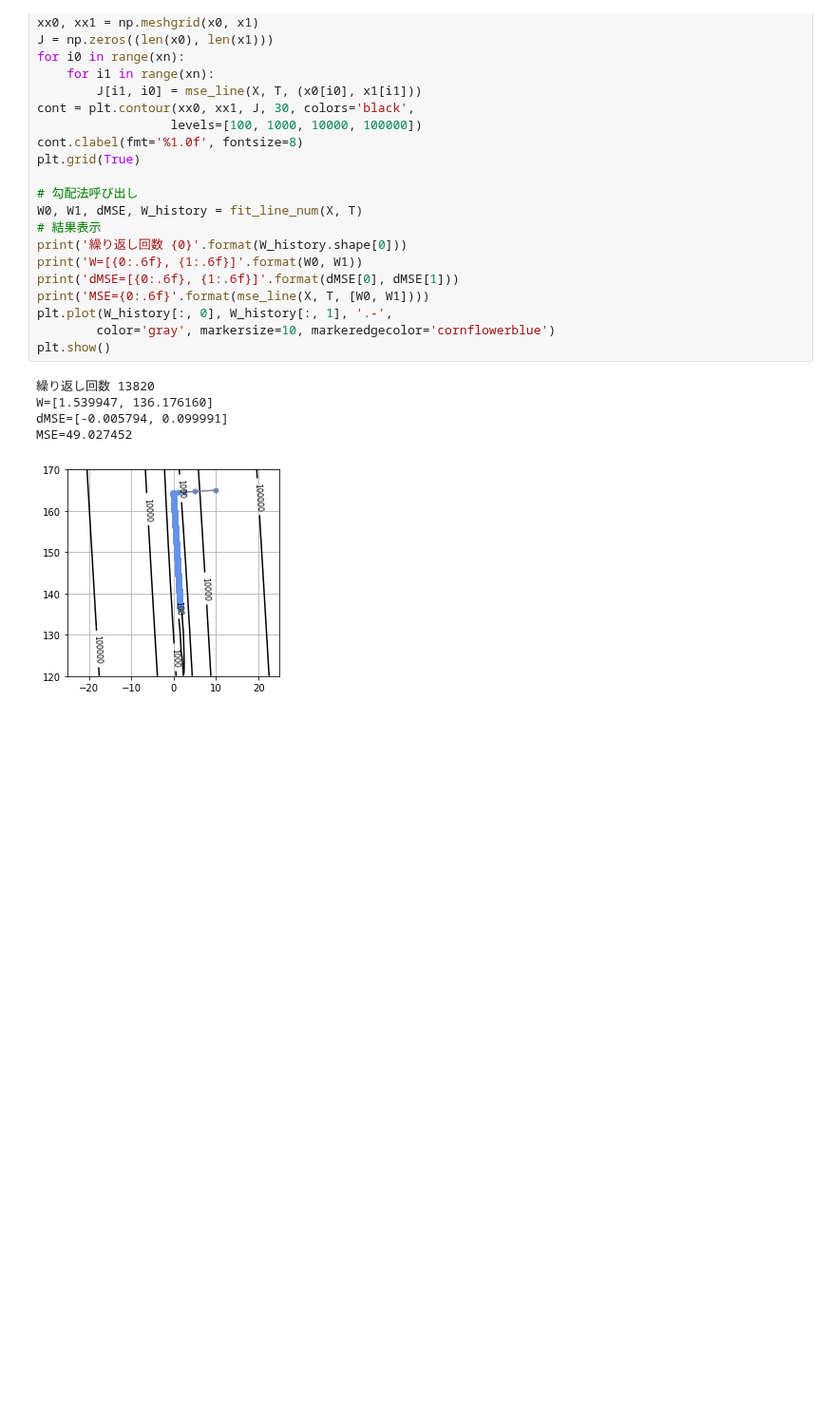
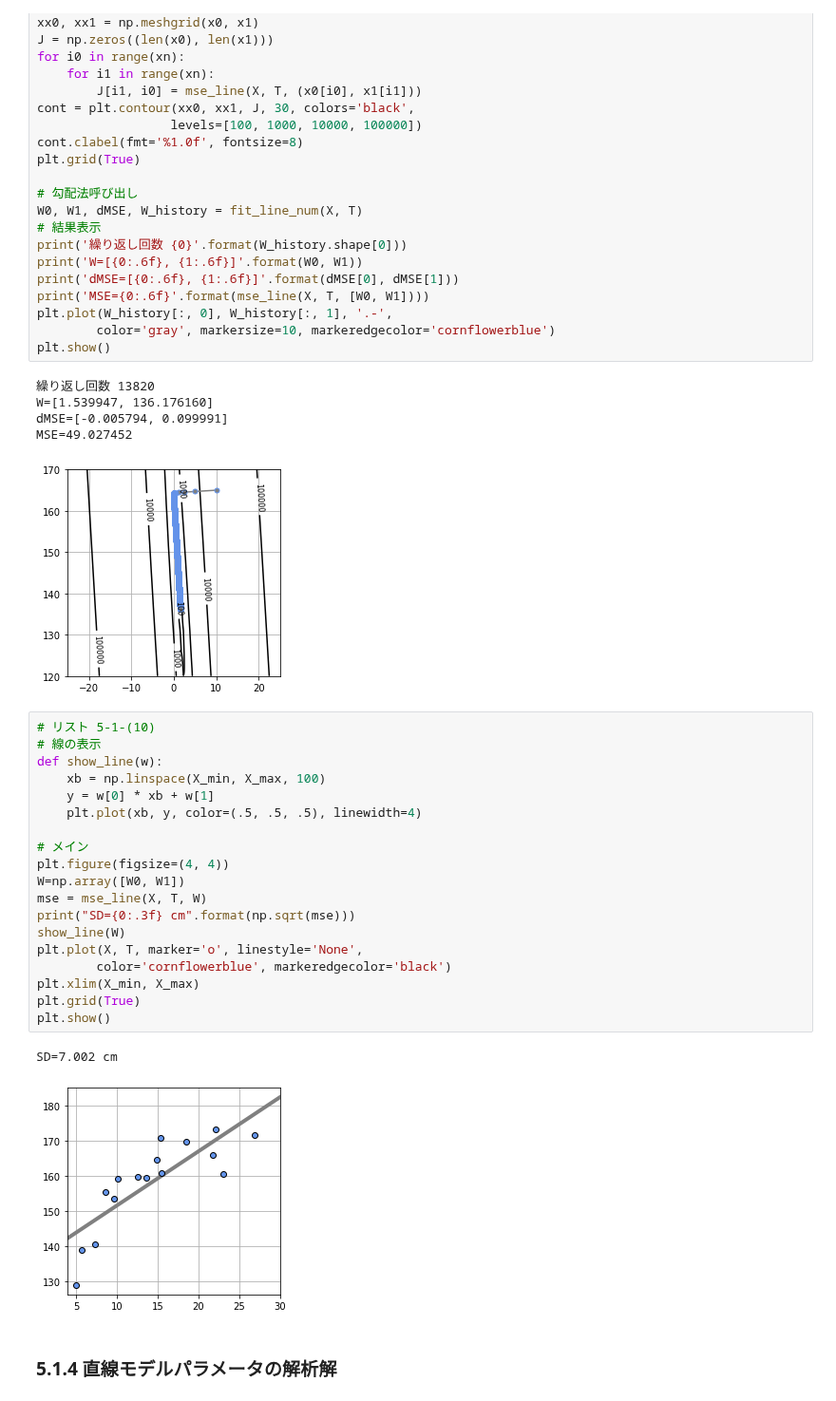
Before and after one commit to daiyomiura/study_python, a Jupyter notebook: jupyter/Pythonで動かして学ぶ！機械学習の教科書（2回目）.ipynb, the cells around one changed output. Shown at 95% size. Saved outputs shown, nothing was run; the diff lists cells and outputs as text; blank space fills up the shorter version.

```diff
--- a/jupyter/Pythonで動かして学ぶ！機械学習の教科書（2回目）.ipynb
+++ b/jupyter/Pythonで動かして学ぶ！機械学習の教科書（2回目）.ipynb
@@ -1588,3 +1588,27 @@ W=[1.539947, 136.176160]
 dMSE=[-0.005794, 0.099991]
 MSE=49.027452
 [figure]
+# %%
+# リスト 5-1-(10)
+# 線の表示
+def show_line(w):
+    xb = np.linspace(X_min, X_max, 100)
+    y = w[0] * xb + w[1]
+    plt.plot(xb, y, color=(.5, .5, .5), linewidth=4)
+
+# メイン
+plt.figure(figsize=(4, 4))
+W=np.array([W0, W1])
+mse = mse_line(X, T, W)
+print("SD={0:.3f} cm".format(np.sqrt(mse)))
+show_line(W)
+plt.plot(X, T, marker='o', linestyle='None',
+        color='cornflowerblue', markeredgecolor='black')
+plt.xlim(X_min, X_max)
+plt.grid(True)
+plt.show()
+# %% [output]
+SD=7.002 cm
+[figure, added]
+# %% [markdown]
+### 5.1.4 直線モデルパラメータの解析解
```
Also changed, not shown: parts of 8 cells of this notebook.
